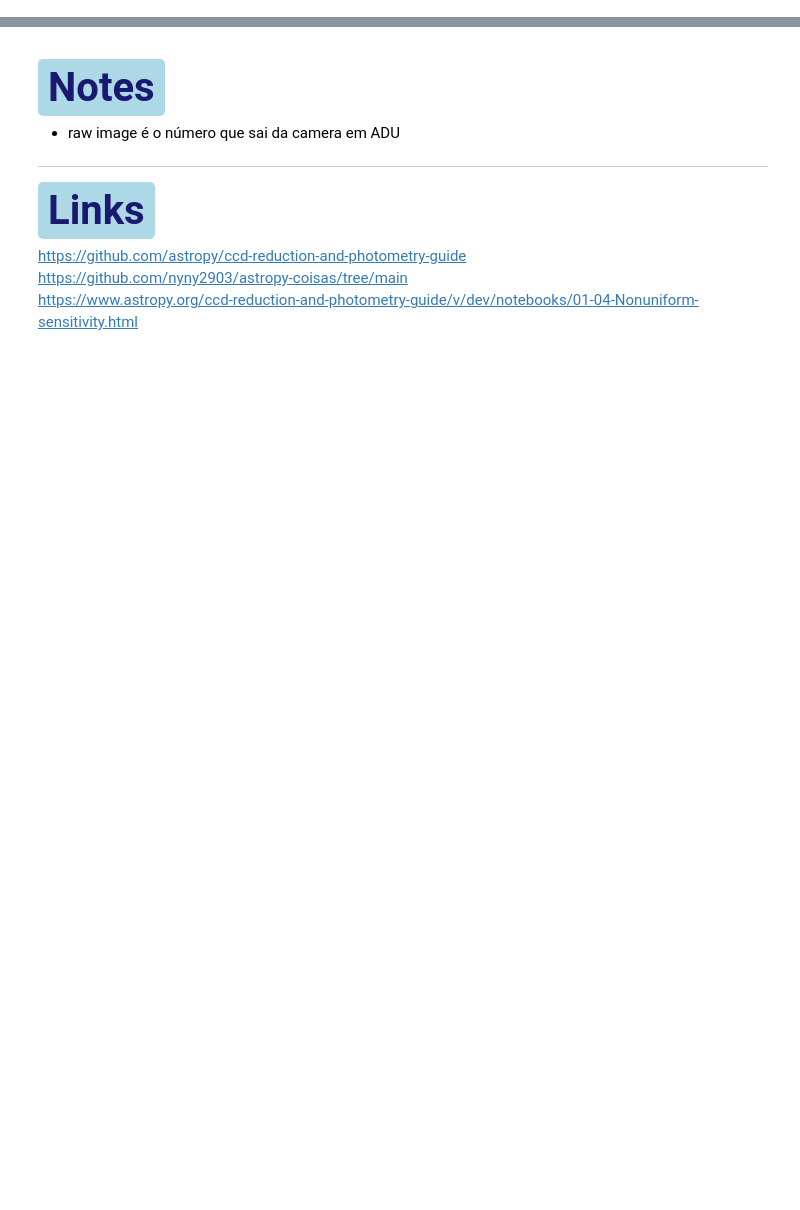
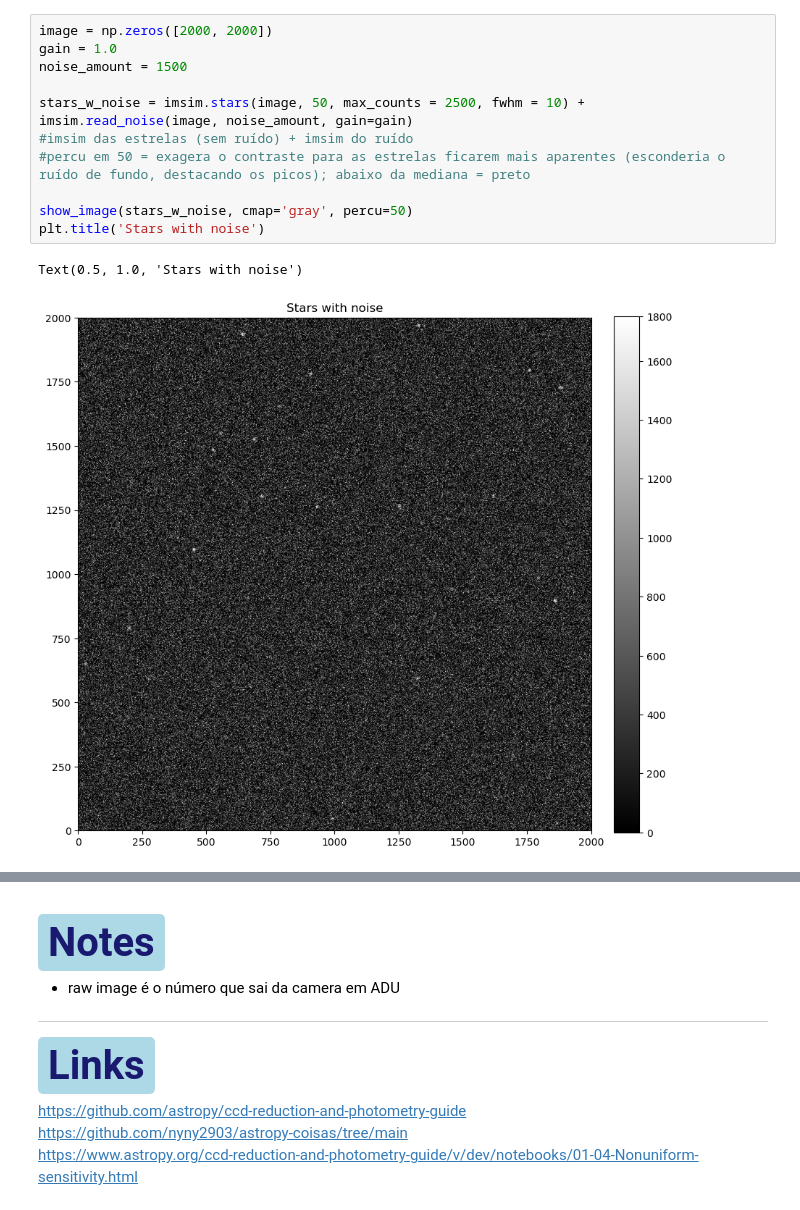
Before and after one commit to nyny2903/astropy-coisas, a Jupyter notebook: Astropy_tutorials/astropy01.4.ipynb, the cells around one changed output, grey strips where cells are left out. Cells and saved outputs as stored; diff of their text form; blank space fills up the shorter version.

```diff
--- a/Astropy_tutorials/astropy01.4.ipynb
+++ b/Astropy_tutorials/astropy01.4.ipynb
@@ -29,0 +45,14 @@ RUIDO não pode ser removido pk é aleatório. Cada vez que você lê o CCD, o p
+# %%
+image = np.zeros([2000, 2000])
+gain = 1.0
+noise_amount = 1500
+
+stars_w_noise = imsim.stars(image, 50, max_counts = 2500, fwhm = 10) + imsim.read_noise(image, noise_amount, gain=gain)
+#imsim das estrelas (sem ruído) + imsim do ruído
+#percu em 50 = exagera o contraste para as estrelas ficarem mais aparentes (esconderia o ruído de fundo, destacando os picos); abaixo da mediana = preto
+
+show_image(stars_w_noise, cmap='gray', percu=50)
+plt.title('Stars with noise')
+# %% [output]
+Text(0.5, 1.0, 'Stars with noise')
+[figure, added]
```
Also changed, not shown: parts of 9 cells of this notebook.
